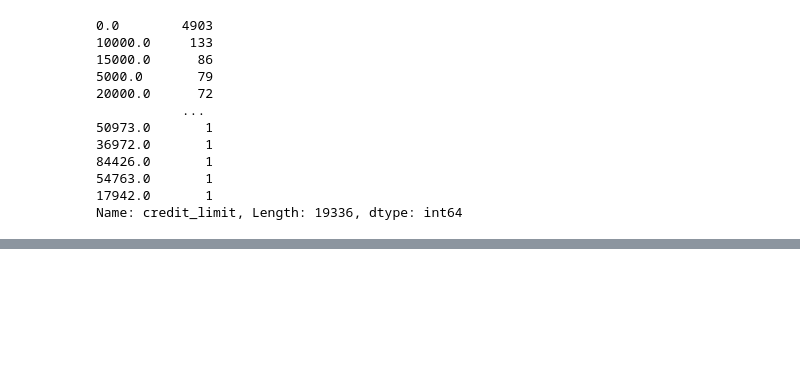
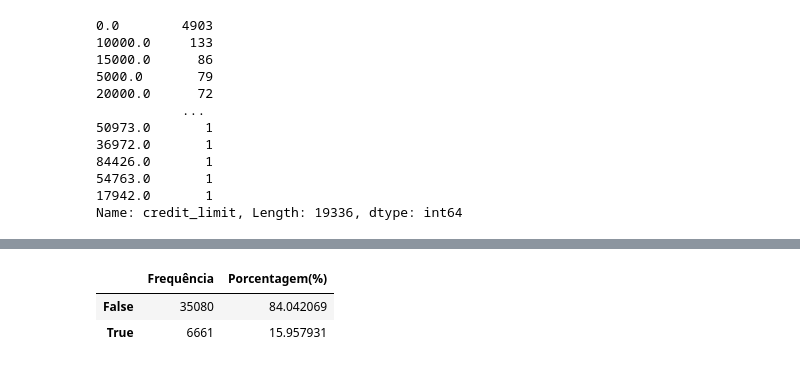
Before and after one commit to ghedin-alison/conceitos_ia, a Jupyter notebook: trabalho/din_din_agora.ipynb, the cells around one changed output, grey strips where cells are left out. Cells and saved outputs as stored; diff of their text form; code cells hidden in the pictures; blank space fills up the shorter version.

```diff
--- a/trabalho/din_din_agora.ipynb
+++ b/trabalho/din_din_agora.ipynb
@@ -514,0 +547,9 @@ Name: credit_limit, Length: 19336, dtype: int64
+# %%
+frequencia = clientes['target_default'].value_counts()
+percentual = clientes['target_default'].value_counts(normalize = True)*100
+dist_freq_qualitativas = pd.DataFrame({'Frequência': frequencia, 'Porcentagem(%)': percentual})
+dist_freq_qualitativas
+# %% [output]
+|  | Frequência | Porcentagem(%) |
+| False | 35080 | 84.042069 |
+| True | 6661 | 15.957931 |
```
Also changed, not shown: parts of 6 cells of this notebook, 1 other file.
